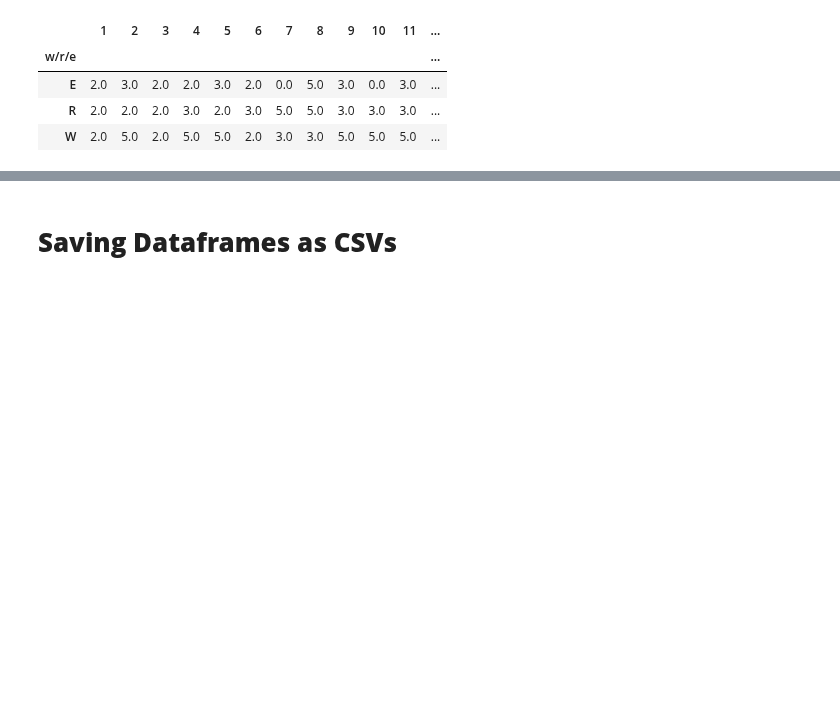
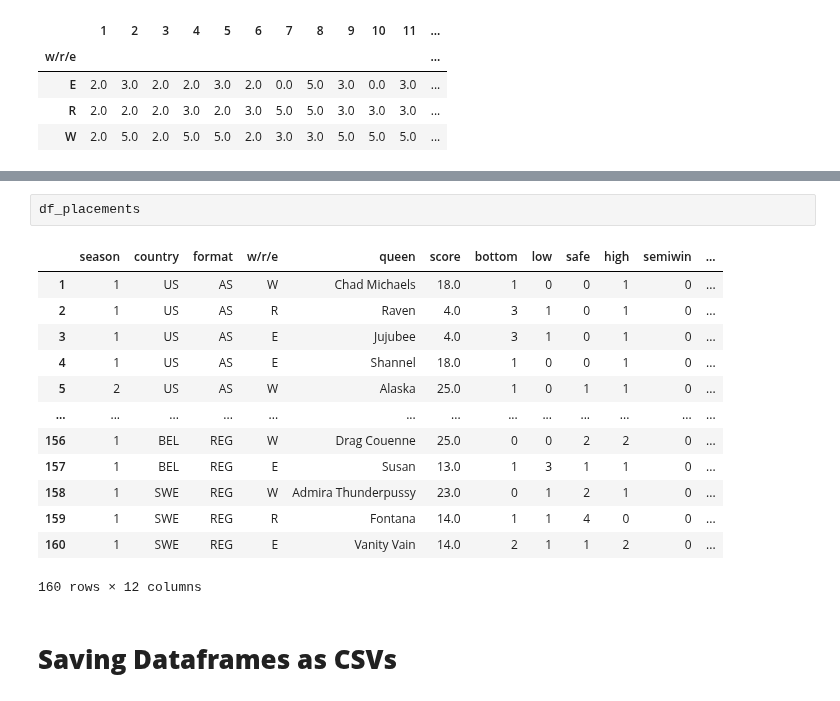
Before and after one commit to AGR-Yes/RuPauls-Drag-Race-Finalists, a Jupyter notebook: Processing.ipynb, the cells around one changed output, grey strips where cells are left out. Drawn from its saved outputs; the diff is of its cells as text; blank space fills up the shorter version.

```diff
--- a/Processing.ipynb
+++ b/Processing.ipynb
@@ -743,3 +761,19 @@ df_scores.groupby('w/r/e')[episodes].agg(lambda x:x.value_counts().index[0])
+# %%
+df_placements
+# %% [output]
+|  | season | country | format | w/r/e | queen | score | bottom | low | safe | high | semiwin | ... |
+| 1 | 1 | US | AS | W | Chad Michaels | 18.0 | 1 | 0 | 0 | 1 | 0 | ... |
+| 2 | 1 | US | AS | R | Raven | 4.0 | 3 | 1 | 0 | 1 | 0 | ... |
+| 3 | 1 | US | AS | E | Jujubee | 4.0 | 3 | 1 | 0 | 1 | 0 | ... |
+| 4 | 1 | US | AS | E | Shannel | 18.0 | 1 | 0 | 0 | 1 | 0 | ... |
+| 5 | 2 | US | AS | W | Alaska | 25.0 | 1 | 0 | 1 | 1 | 0 | ... |
+| ... | ... | ... | ... | ... | ... | ... | ... | ... | ... | ... | ... | ... |
+| 156 | 1 | BEL | REG | W | Drag Couenne | 25.0 | 0 | 0 | 2 | 2 | 0 | ... |
+| 157 | 1 | BEL | REG | E | Susan | 13.0 | 1 | 3 | 1 | 1 | 0 | ... |
+| 158 | 1 | SWE | REG | W | Admira Thunderpussy | 23.0 | 0 | 1 | 2 | 1 | 0 | ... |
+| 159 | 1 | SWE | REG | R | Fontana | 14.0 | 1 | 1 | 4 | 0 | 0 | ... |
+| 160 | 1 | SWE | REG | E | Vanity Vain | 14.0 | 2 | 1 | 1 | 2 | 0 | ... |
+160 rows × 12 columns
 # %% [markdown]
 # **Saving Dataframes as CSVs**
 # %%
```
Also changed, not shown: parts of 2 cells of this notebook.
